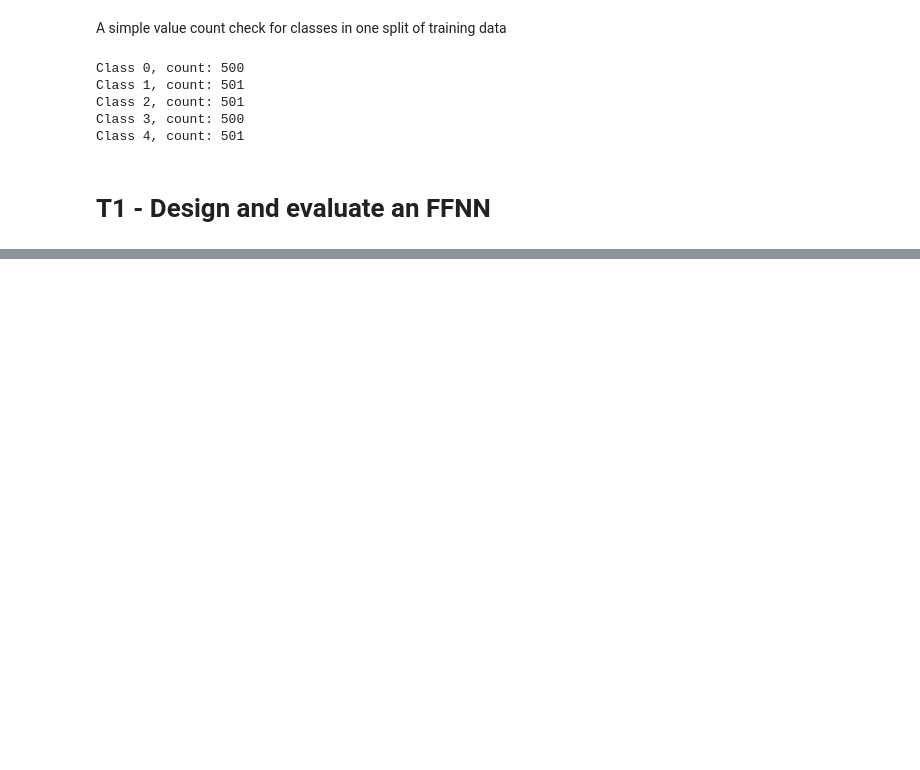
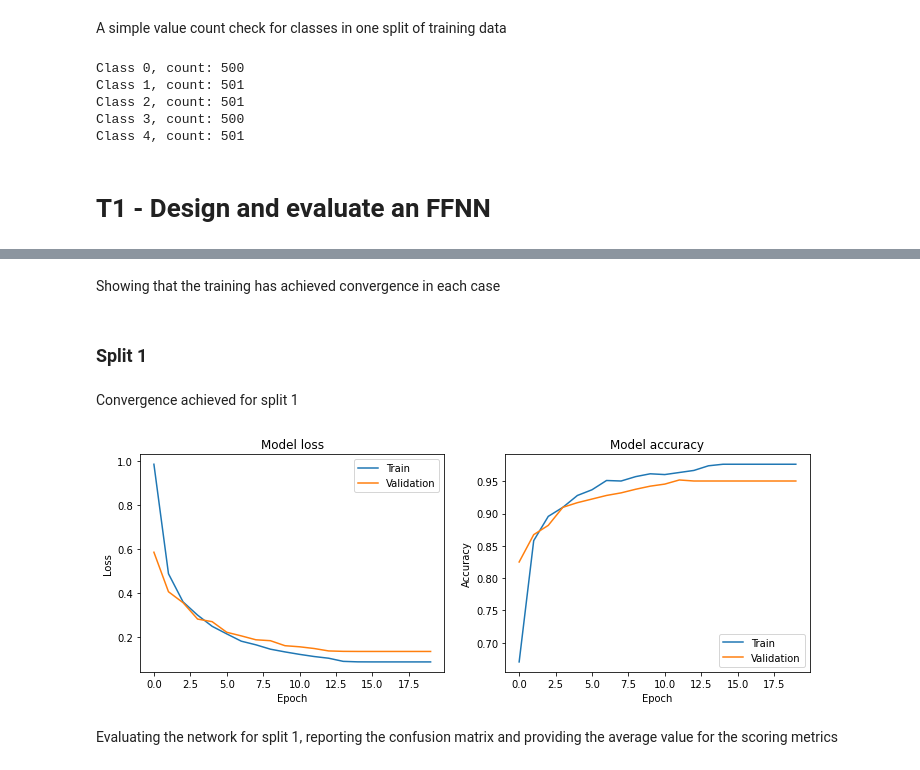
Before and after one commit to melihkurtaran/MachineLearning, a Jupyter notebook: FFNN&RBFNN/FFNN&RBFNN.ipynb, the cells around one changed output, grey strips where cells are left out. Saved outputs shown, nothing was run; the diff lists cells and outputs as text; code cells hidden in the pictures; blank space fills up the shorter version.

```diff
--- a/FFNN&RBFNN/FFNN&RBFNN.ipynb
+++ b/FFNN&RBFNN/FFNN&RBFNN.ipynb
@@ -116,3 +122,14 @@ Class 3, count: 500
 Class 4, count: 501
 # %% [markdown]
 # **T1 - Design and evaluate an FFNN**
+# %%
+# Load and preprocess the data
+X_train = np.concatenate((X_train_1_sp1, X_train_1_sp2,X_train_1_sp3))
+y_train = np.concatenate((y_train_1_sp1, y_train_1_sp2,y_train_1_sp3))
+
+X_test = np.concatenate((X_test_1_sp1, X_test_1_sp2,X_test_1_sp3))
+y_test = np.concatenate((y_test_1_sp1, y_test_1_sp2,y_test_1_sp3))
+
+num_classes = len(set(y_train))
+y_train = to_categorical(y_train, num_classes)
+y_test = to_categorical(y_test, num_classes)
@@ -145,0 +470,44 @@ history = model.fit(X_train, y_train, epochs=20, validation_split=0.2)
+# %%
+def create_and_train_FFNN(X_train, y_train, X_test, y_test, num_classes):
+    # Define the FFNN architecture
+    model = Sequential()
+    model.add(Dense(64, activation='relu', input_shape=(len(X_train[0]),)))
+    model.add(Dense(num_classes, activation='softmax'))
+
+    # Define the callback
+    reduce_lr = ReduceLROnPlateau(monitor='val_accuracy', factor=0.1, patience=1, verbose=0)
+
+    # Define the optimizer
+    optimizer = Adam(learning_rate=0.001)
+
+    # Compile the model
+    model.compile(optimizer=optimizer, loss='categorical_crossentropy', metrics=['accuracy'])
+
+    # Train the model and store the training history
+    history = model.fit(X_train, y_train, epochs=20, batch_size=16, validation_data=(X_test, y_test), callbacks=[reduce_lr], verbose=0)
+
+    return model, history
+# %% [markdown]
+Showing that the training has achieved convergence in each case
+# %% [markdown]
+### **Split 1**
+# %% [markdown]
+Convergence achieved for split 1
+# %%
+# Load and preprocess the data
+X_train = X_train_1_sp1
+y_train = y_train_1_sp1
+X_test = X_test_1_sp1
+y_test = y_test_1_sp1
+
+num_classes = len(set(y_train))
+y_train = to_categorical(y_train, num_classes)
+y_test = to_categorical(y_test, num_classes)
+
+model, history = create_and_train_FFNN(X_train, y_train, X_test, y_test, num_classes)
+plot_training_history(history)
+# %% [output]
+[figure, added]
+# %% [markdown]
+Evaluating the network for split 1, reporting the confusion matrix
+and providing the average value for the scoring metrics
```
Also changed, not shown: parts of 38 cells of this notebook.
